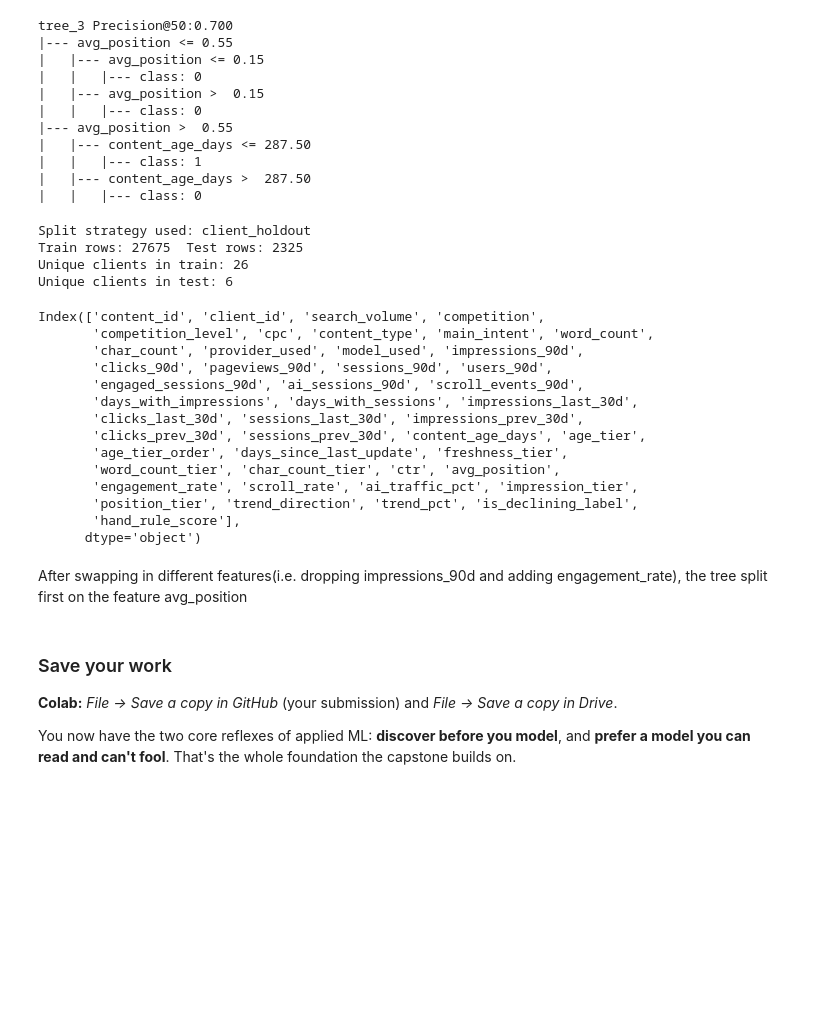
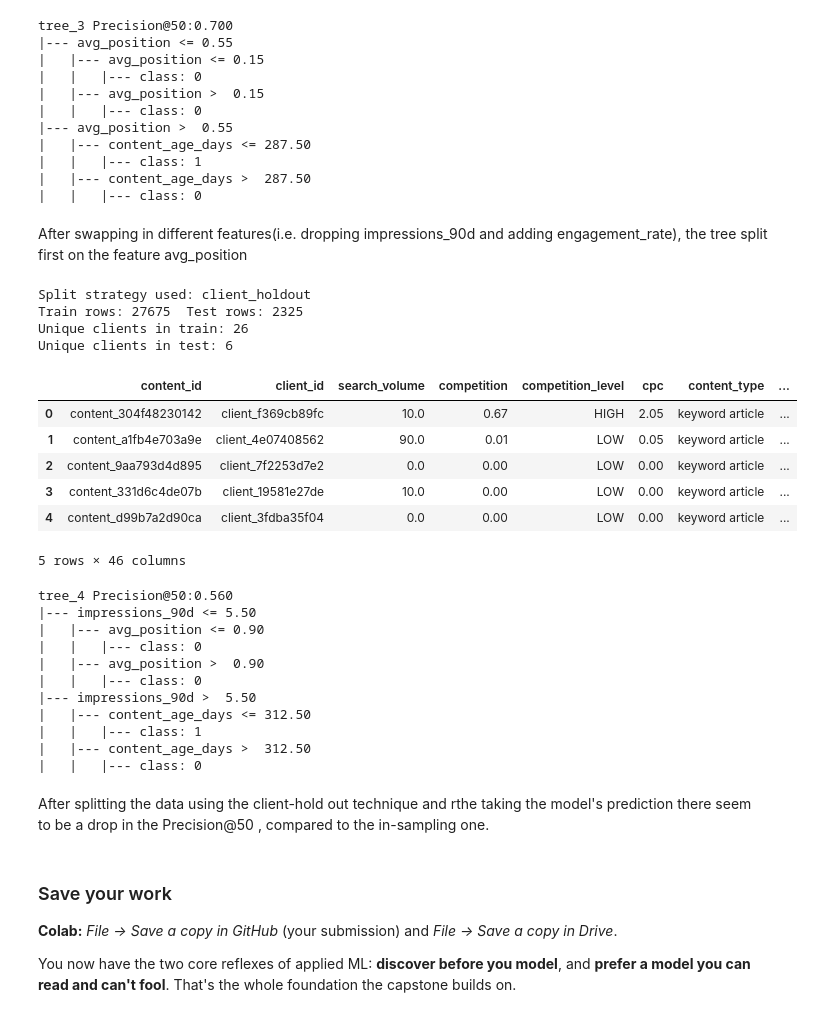
Before and after one commit to adeleke1508/flyrank_week_one_ml_project_1, a Jupyter notebook: notebooks/02_your_first_readable_model.ipynb, the cells around one changed output. Cells and saved outputs as stored; diff of their text form; code cells hidden in the pictures; blank space fills up the shorter version.

```diff
--- a/notebooks/02_your_first_readable_model.ipynb
+++ b/notebooks/02_your_first_readable_model.ipynb
@@ -188,6 +188,8 @@ tree_3 Precision@50:0.700
 |   |   |--- class: 1
 |   |--- content_age_days >  287.50
 |   |   |--- class: 0
+# %% [markdown]
+After swapping in different features(i.e. dropping impressions_90d and adding engagement_rate), the tree split first on the feature avg_position
 # %%
 RANDOM_STATE = 42
 def client_make_aware_split(df, target_col='is_declining_label', client_col='client_id', test_frac=0.2, random_state=RANDOM_STATE):
@@ -224,25 +226,42 @@ Split strategy used: client_holdout
 Train rows: 27675  Test rows: 2325
 Unique clients in train: 26
 Unique clients in test: 6
-# %%
-df.columns
-# %% [output]
-Index(['content_id', 'client_id', 'search_volume', 'competition',
-       'competition_level', 'cpc', 'content_type', 'main_intent', 'word_count',
-       'char_count', 'provider_used', 'model_used', 'impressions_90d',
-       'clicks_90d', 'pageviews_90d', 'sessions_90d', 'users_90d',
-       'engaged_sessions_90d', 'ai_sessions_90d', 'scroll_events_90d',
-       'days_with_impressions', 'days_with_sessions', 'impressions_last_30d',
-       'clicks_last_30d', 'sessions_last_30d', 'impressions_prev_30d',
-       'clicks_prev_30d', 'sessions_prev_30d', 'content_age_days', 'age_tier',
-       'age_tier_order', 'days_since_last_update', 'freshness_tier',
-       'word_count_tier', 'char_count_tier', 'ctr', 'avg_position',
-       'engagement_rate', 'scroll_rate', 'ai_traffic_pct', 'impression_tier',
-       'position_tier', 'trend_direction', 'trend_pct', 'is_declining_label',
-       'hand_rule_score'],
-      dtype='object')
-# %% [markdown]
-After swapping in different features(i.e. dropping impressions_90d and adding engagement_rate), the tree split first on the feature avg_position
+# %%
+train_df = df.iloc[train_idx]
+test_df = df.iloc[test_idx]
+train_df.head()
+# %% [output]
+|  | content_id | client_id | search_volume | competition | competition_level | cpc | content_type | ... |
+| 0 | content_304f48230142 | client_f369cb89fc | 10.0 | 0.67 | HIGH | 2.05 | keyword article | ... |
+| 1 | content_a1fb4e703a9e | client_4e07408562 | 90.0 | 0.01 | LOW | 0.05 | keyword article | ... |
+| 2 | content_9aa793d4d895 | client_7f2253d7e2 | 0.0 | 0.00 | LOW | 0.00 | keyword article | ... |
+| 3 | content_331d6c4de07b | client_19581e27de | 10.0 | 0.00 | LOW | 0.00 | keyword article | ... |
+| 4 | content_d99b7a2d90ca | client_3fdba35f04 | 0.0 | 0.00 | LOW | 0.00 | keyword article | ... |
+5 rows × 46 columns
+# %%
+features = ["content_age_days", "days_since_last_update", "impressions_90d",
+            "avg_position", "ctr", "word_count"]
+x_train = train_df[features].replace([np.inf, -np.inf], np.nan).fillna(0)
+y_train = train_df['is_declining_label'].values
+x_test = test_df[features].replace([np.inf, -np.inf], np.nan).fillna(0)
+y_test = test_df['is_declining_label'].values
+tree_4 = DecisionTreeClassifier(max_depth=2, class_weight='balanced', random_state=42).fit(x_train, y_train)
+print(f"tree_4 Precision@50:{precision_at_k(tree_4.predict_proba(x_test)[:, 1], y_test, 50):.3f}")
+print(export_text(tree_4, feature_names= list(features)))
+# %% [output]
+tree_4 Precision@50:0.560
+|--- impressions_90d <= 5.50
+|   |--- avg_position <= 0.90
+|   |   |--- class: 0
+|   |--- avg_position >  0.90
+|   |   |--- class: 0
+|--- impressions_90d >  5.50
+|   |--- content_age_days <= 312.50
+|   |   |--- class: 1
+|   |--- content_age_days >  312.50
+|   |   |--- class: 0
+# %% [markdown]
+After splitting the data using the client-hold out technique and rthe taking the model's prediction there seem to be a drop in the Precision@50 , compared to the in-sampling one.
 # %% [markdown]
 ### Save your work
 **Colab:** *File → Save a copy in GitHub* (your submission) and *File → Save a copy in Drive*.
```
